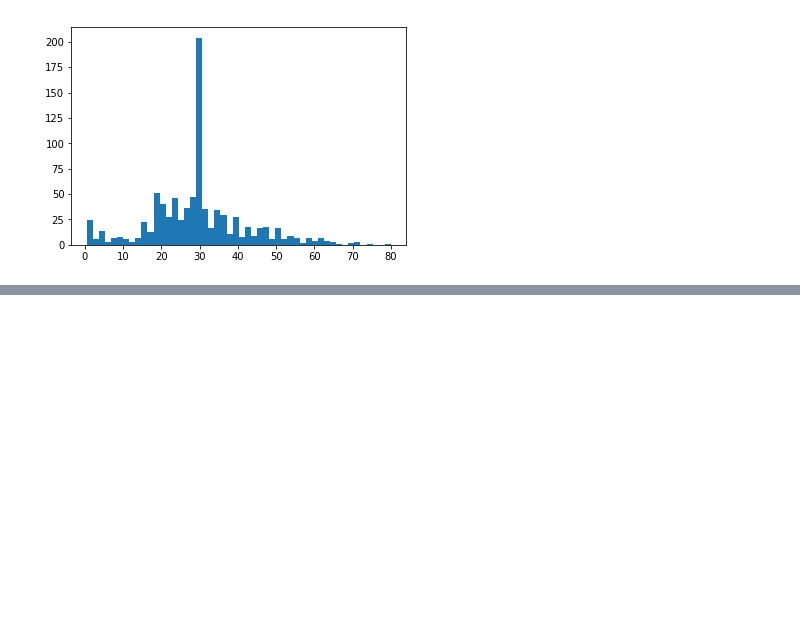
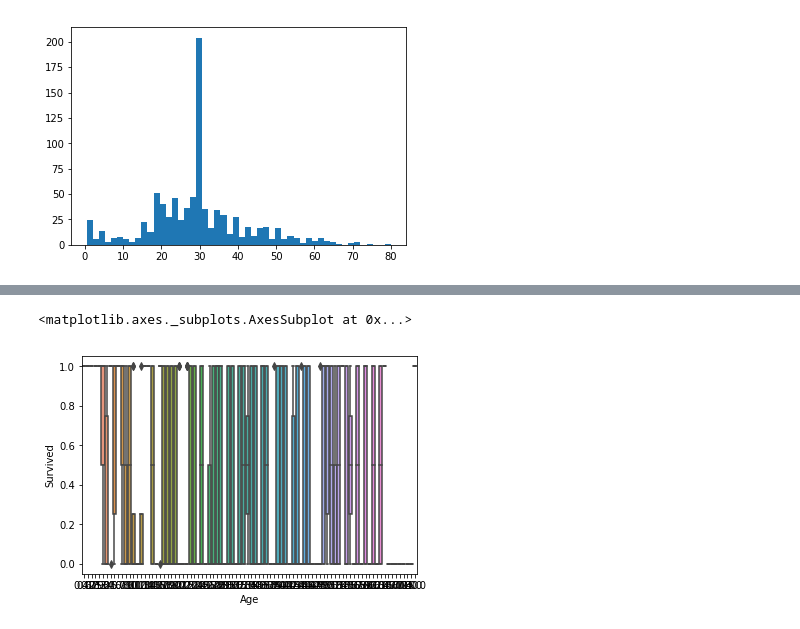
Before and after one commit to amitnayal222/data-science-assignments, a Jupyter notebook: Python_for_data_science_L1_assignment.ipynb, the cells around one changed output, grey strips where cells are left out. Saved outputs shown, nothing was run; the diff lists cells and outputs as text; code cells hidden in the pictures; blank space fills up the shorter version.

```diff
--- a/Python_for_data_science_L1_assignment.ipynb
+++ b/Python_for_data_science_L1_assignment.ipynb
@@ -121,0 +134,7 @@ plt.hist(y, bins= 50)
+# %%
+import seaborn as sns
+
+sns.boxplot(x = Worksheet["Age"], y = (Worksheet['Survived'] == 1))
+# %% [output]
+<matplotlib.axes._subplots.AxesSubplot at 0x...>
+[figure, added]
```
Also changed, not shown: parts of 2 cells of this notebook.
